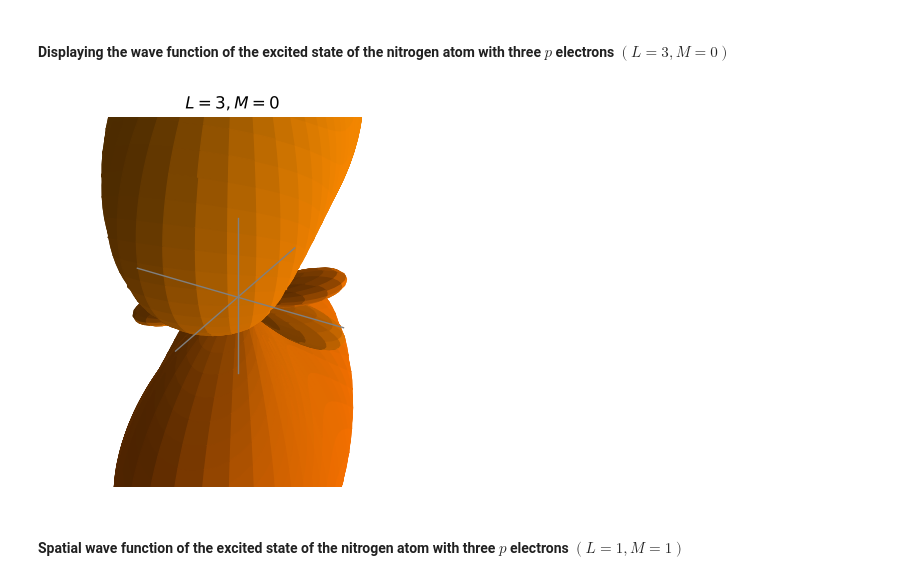
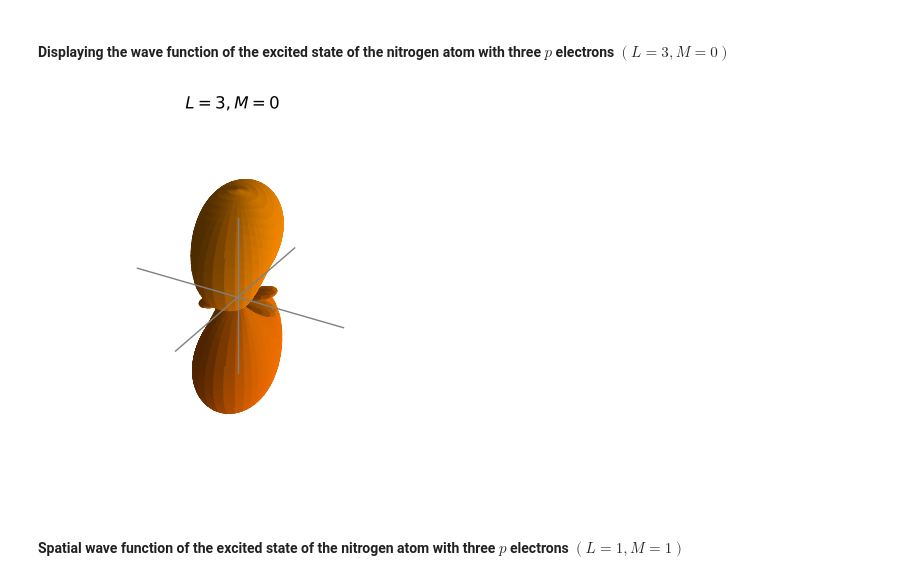
Before and after one commit to odibilnet/qccc, a Jupyter notebook: Chapter_02_Postulates_of_quantum_mechanics_V3.ipynb, the cells around one changed output. Cells and saved outputs as stored; diff of their text form; code cells hidden in the pictures.

```diff
--- a/Chapter_02_Postulates_of_quantum_mechanics_V3.ipynb
+++ b/Chapter_02_Postulates_of_quantum_mechanics_V3.ipynb
@@ -519,9 +519,9 @@ def compute_30_Y(ax_lim, cmap, title, fig_name):
 # %%
 title = '$L=3, M=0$'
 fig_name ='Nitrogen_3p_L3_M0.png'
-compute_30_Y(0.02, 'autumn', title, fig_name)
+compute_30_Y(0.055, 'autumn', title, fig_name)
 # %% [output]
-[figure, old version]
+[figure, new version]
 # %% [markdown]
 #### Spatial wave function of the excited state of the nitrogen atom with three $p$ electrons $(L=1, M=1)$
 $$\begin{array}{cccccc}
```
Also changed, not shown: parts of 3 cells of this notebook.
